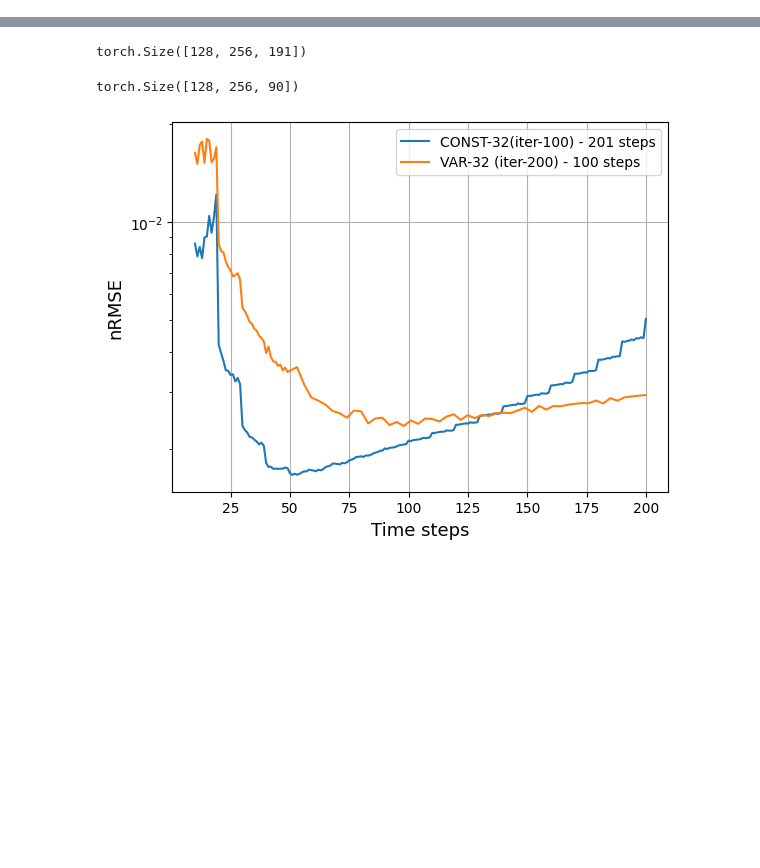
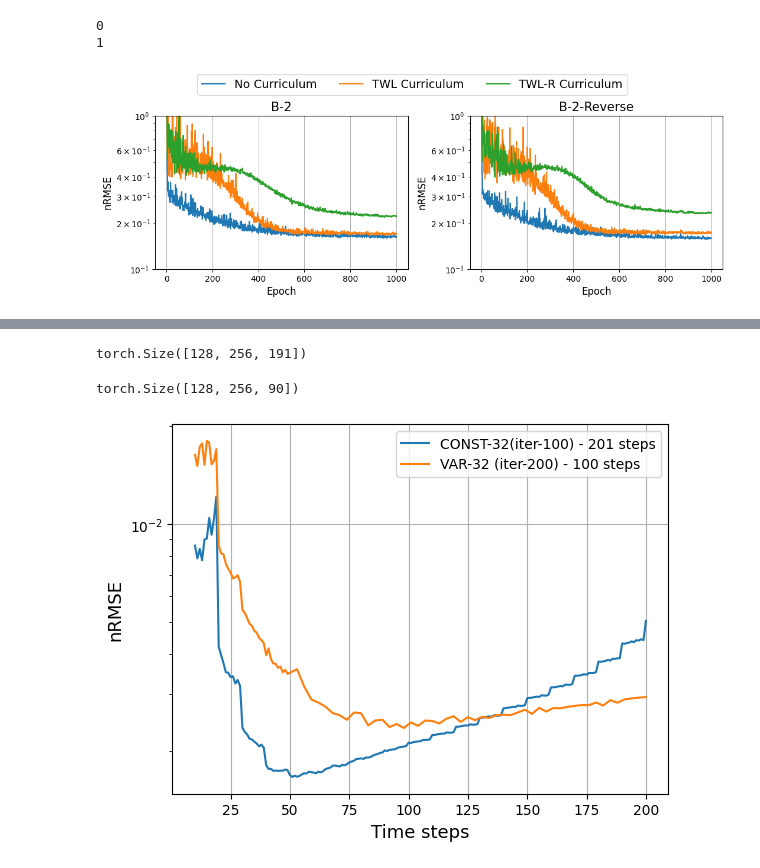
Before and after one commit to seuncoker/constant_autoregression, a Jupyter notebook: analysis_1.ipynb, the cells around one changed output, grey strips where cells are left out. Saved outputs shown, nothing was run; the diff lists cells and outputs as text; code cells hidden in the pictures; blank space fills up the shorter version.

```diff
--- a/analysis_1.ipynb
+++ b/analysis_1.ipynb
@@ -25,0 +178,72 @@ def normalized_rmse(predictions, true_values):
+# %%
+train_err_e1r = res_e1r[:,4]
+test_err_e1r = res_e1r[:,6]
+
+train_err_e1r_dwg = res_e1r_dwg[:,4]
+test_err_e1r_dwg = res_e1r_dwg[:,6]
+
+train_err_e1r_dwg_r = res_e1r_dwg_r[:,4]
+test_err_e1r_dwg_r = res_e1r_dwg_r[:,6]
+# %%
+train_err_e1 = res_e1[:,4]
+test_err_e1 = res_e1[:,6]
+
+train_err_e1_dwg = res_e1_dwg[:,4]
+test_err_e1_dwg = res_e1_dwg[:,6]
+
+train_err_e1_dwg_r = res_e1_dwg_r[:,4]
+test_err_e1_dwg_r = res_e1_dwg_r[:,6]
+# %%
+# Sample data generation (replace with your actual data)
+#x = np.linspace(0, 10, 100)
+
+# Define the color for all curves
+curve_color = plt.rcParams['axes.prop_cycle'].by_key()['color'][:4] # ['blue'  # You can change this to any color
+
+# Create a 2x2 subplot grid
+fig, axes = plt.subplots(1, 2, figsize=(12, 4))  # Adjust figsize as needed
+#fig.suptitle("Four Curves in Four Subplots", fontsize=16)
+
+# Flatten the axes array for easier iteration
+axes = axes.flatten()
+subtitles = ["B-2", "B-2-Reverse"]
+ylim = [[0.1, 1], [0.1,1]]
+# Plot the curves in each subplot
+i=0
+x_all = [torch.arange(1,1001), torch.arange(1,1001) ]
+y_all = [ [train_err_e1, train_err_e1_dwg, train_err_e1_dwg_r] ,[train_err_e1r, train_err_e1r_dwg, train_err_e1r_dwg_r] ]
+for ax in axes:
+    print(i)
+    x = x_all[i]
+    y = y_all[i]
+    ax.plot(x, y[0], color=curve_color[0], label='No Curriculum')
+    ax.plot(x, y[1], color=curve_color[1], label='TWL Curriculum')
+    ax.plot(x, y[2], color=curve_color[2], label='TWL-R Curriculum')
+    # ax.plot(x, y[3], color=curve_color[3], label='RS+TWL')
+    ax.set_xlabel("Epoch", fontsize = 12)
+    ax.set_ylabel("nRMSE", fontsize = 12)
+    ax.set_yscale("log")
+    ax.set_ylim(ylim[i])
+    ax.grid(True)
+    ax.set_title(subtitles[i], fontsize = 15)  # Add subtitle
+    i = i+1
+
+# Add a single legend to the top of the figure
+handles, labels = axes[0].get_legend_handles_labels() # get handles and labels from first plot.
+fig.legend(handles, labels, loc='upper center', ncol=4, fontsize=14) # create legend at top of the figure.
+
+# Adjust spacing between subplots
+plt.tight_layout(rect=[0, 0, 0.9, 0.9]) # adjust tight layout to make room for legend.
+
+is_save= False #False #True
+save_loc = "/mnt/scratch/scoc/constant_autoregression/result/training_epoch_err_1.eps"
+save_format = "eps"
+if is_save:
+    #plt.tight_layout()
+    plt.savefig(save_loc, format=save_format)
+
+plt.show()
+# %% [output]
+0
+1
+[figure, added]
```
Also changed, not shown: parts of 118 cells of this notebook, 21 other files.
